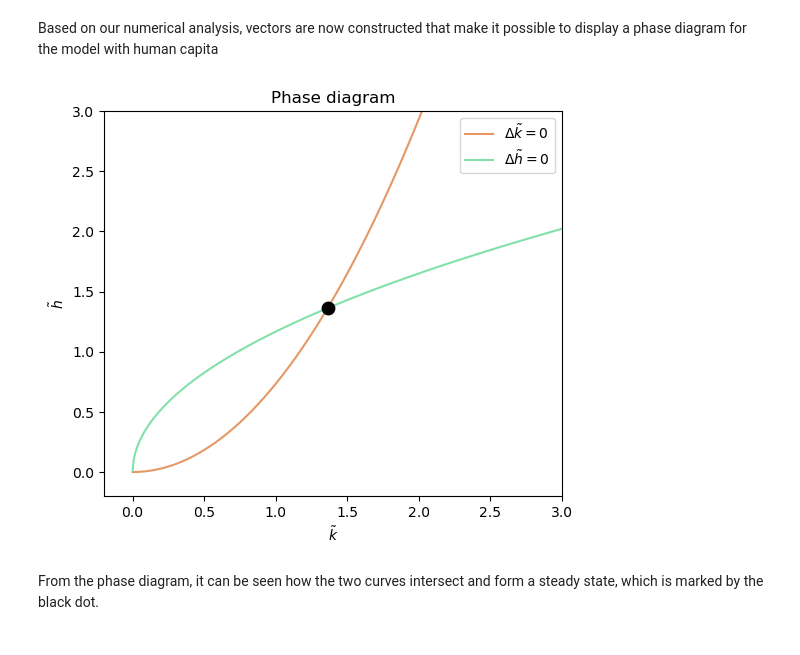
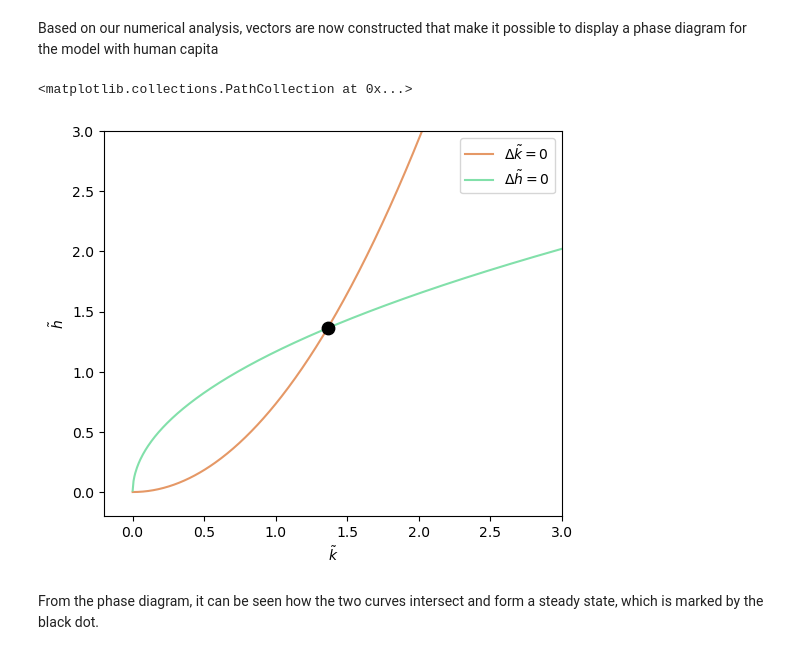
Before and after one commit to NumEconCopenhagen/projects-2023-rikke-og-emma, a Jupyter notebook: modelproject/modelproject.ipynb, the cells around one changed output. Saved outputs shown, nothing was run; the diff lists cells and outputs as text; code cells hidden in the pictures.

```diff
--- a/modelproject/modelproject.ipynb
+++ b/modelproject/modelproject.ipynb
@@ -389,21 +377,20 @@ k_vec, h_vec_DeltaK0, h_vec_DeltaH0 = ss_0(s_h,s_k,g,n,alpha,phi,delta)
 # %%
 #Plot for the model
 fig = plt.figure(figsize=(13,5))
 ax = fig.add_subplot(1,2,1)
 ax.plot(k_vec,h_vec_DeltaK0, label=r'$\Delta \tilde{k}=0$', c='#E59866')
 ax.plot(k_vec,h_vec_DeltaH0, label=r'$\Delta \tilde{h}=0$', c='#82E0AA')
 ax.set_xlabel(r'$\tilde{k}$')
 ax.set_ylim(-0.2,3.0)
 ax.set_xlim(-0.2,3.0)
 ax.set_ylabel(r'$\tilde{h}$')
 ax.legend()
 
-#We mark the steady state
+#SS point
 plt.scatter(solution.x[1],solution.x[0],color='black',s=80,zorder=2.5)
-
-ax.set_title('Phase diagram');
 # %% [output]
+<matplotlib.collections.PathCollection at 0x...>
-[figure, old version]
+[figure, new version]
 # %% [markdown]
 From the phase diagram, it can be seen how the two curves intersect and form a steady state, which is marked by the black dot.
 # %% [markdown]
```
Also changed, not shown: parts of 13 cells of this notebook.
